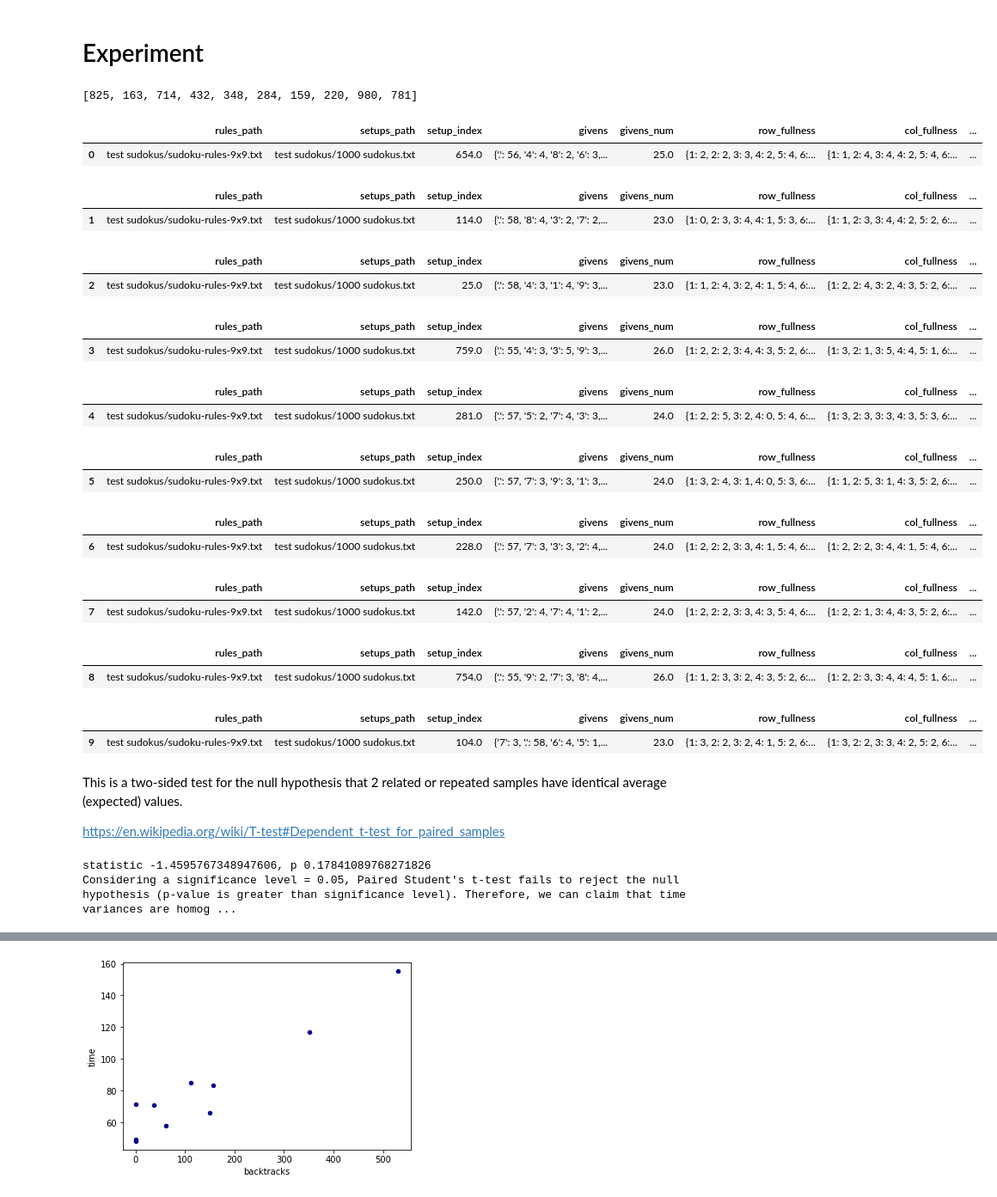
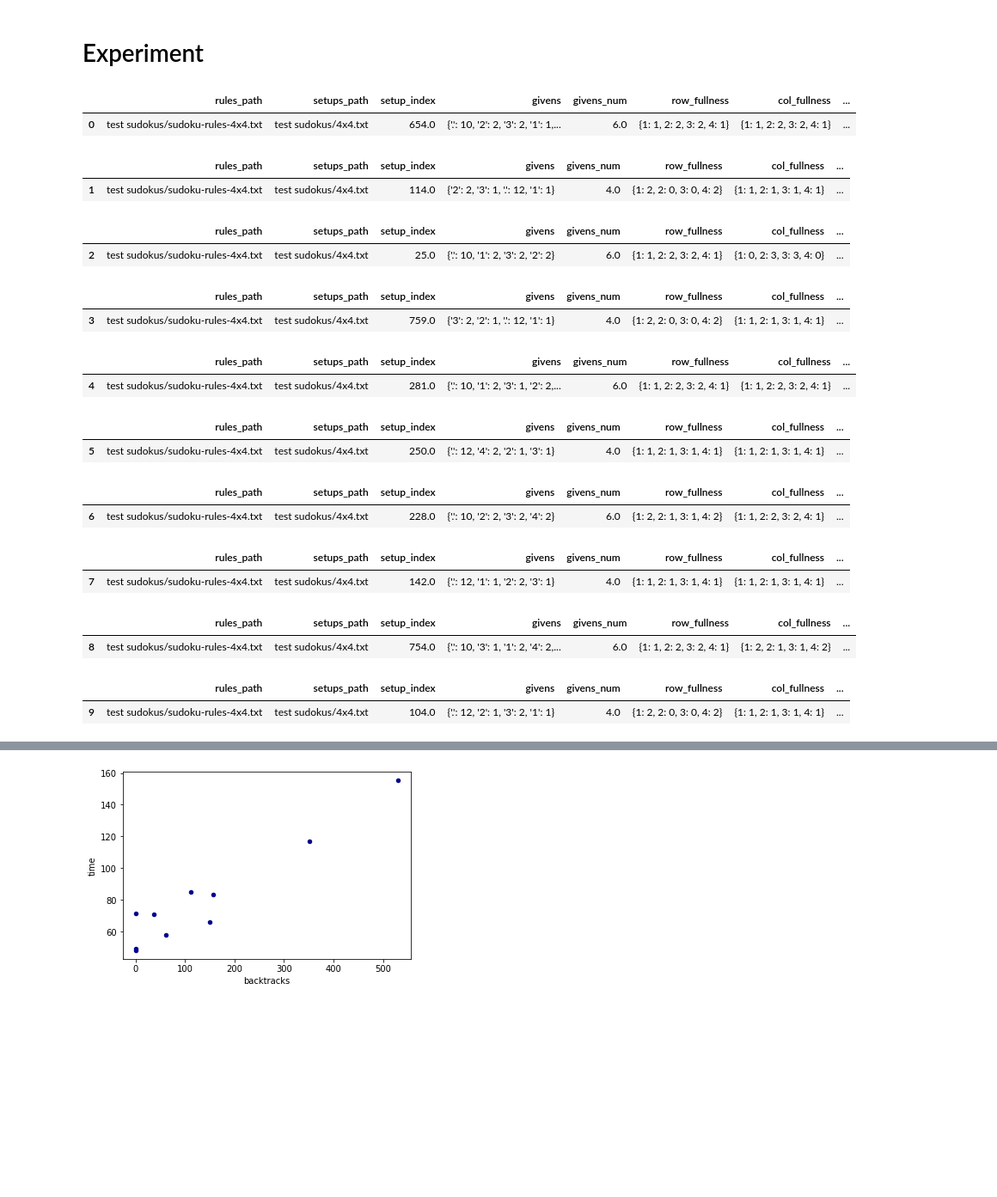
Before and after one commit to OlegBEZb/SudokuSATSolver, a Jupyter notebook: SAT_Sudoku.ipynb, the cells around one changed output, grey strips where cells are left out. Shown: that part at 86% size. Cells and saved outputs as stored; diff of their text form; code cells hidden in the pictures; blank space fills up the shorter version.

```diff
--- a/SAT_Sudoku.ipynb
+++ b/SAT_Sudoku.ipynb
@@ -38,15 +29,12 @@ import time
 import numpy as np
 import warnings
 warnings.filterwarnings("ignore", category=np.VisibleDeprecationWarning)
-# %%
-random.sample(range(0, 1000), 10)
-# %% [output]
-[825, 163, 714, 432, 348, 284, 159, 220, 980, 781]
 # %%
 def run_experiment(rules_path, setups_path,
                    variable_selection_method='JWTS',
                    sudoku_num=50,
-                   duration_limit_sec=300):
+                   duration_limit_sec=300,
+                   verbose=0):
     rules = read_DIMACS(rules_path)
 
     with open(setups_path) as f:
@@ -61,10 +49,17 @@ def run_experiment(rules_path, setups_path,
 
         sudoku_setup_CNF, sudoku_setup_DIMACS, sudoku_size = line2CNF(sudoku, inverse_input_mapping)
 
+        givens, givens_num, row_fullness, col_fullness = get_setup_info(sudoku, sudoku_setup_CNF, sudoku_size)
+        if verbose:
+            matprint(CNFsetup2matrix(sudoku_setup_CNF, sudoku_size))
+
         clauses = rules + sudoku_setup_CNF
         solver = DPLL(clauses,
                       variable_selection_method=variable_selection_method,
-                      verbose=0)
+                      verbose=verbose,
+                      sudoku_size=sudoku_size,
+                      row_fullness=row_fullness,
+                      col_fullness=col_fullness)
 
         time_limit = False
         start = time.time()
@@ -76,68 +71,44 @@ def run_experiment(rules_path, setups_path,
             time_limit = True
         solution_time = time.time() - start
 
-        givens, givens_num, row_fullness, col_fullness = get_setup_info(sudoku, sudoku_setup_CNF, sudoku_size)
+        if verbose and solution[0]:
+            print_solved(solution[1], sudoku_size)
 
         results_df.loc[len(results_df), ['rules_path', 'setups_path', 'setup_index', 'givens', 'givens_num', 'row_fullness', 'col_fullness', 'variable_selection_method', 'sat', 'solution', 'time_limit', 'time', 'backtracks']] = rules_path, setups_path, sudoku_index, givens, givens_num, row_fullness, col_fullness, variable_selection_method, *solution, time_limit, solution_time, solver.backtrack_counter
         display(results_df.tail(1))
 
     return results_df
 # %%
-variable_selection_method = 'random'
+variable_selection_method = 'fullness'
 sudoku_num = 10
+verbose = 0
 
-results_df = run_experiment(os.path.join(test_sats_path, 'sudoku-rules-9x9.txt'),
-                            os.path.join(test_sats_path, '1000 sudokus.txt'), # 1000 sudokus, 4x4
+results_df = run_experiment(os.path.join(test_sats_path, 'sudoku-rules-4x4.txt'),
+                            os.path.join(test_sats_path, '4x4.txt'), # 1000 sudokus, 4x4
                             variable_selection_method=variable_selection_method,
                             sudoku_num=sudoku_num,
                             duration_limit_sec=60,
+                            verbose=verbose,
               )
-results_df.to_csv(f"{sudoku_num}_launches_size_9_{variable_selection_method}.csv", index=False)
+results_df.to_csv(f"{sudoku_num}_launches_size_4_{variable_selection_method}.csv", index=False)
 # %% [output]
 |  | rules_path | setups_path | setup_index | givens | givens_num | row_fullness | col_fullness | ... |
-| 0 | test sudokus/sudoku-rules-9x9.txt | test sudokus/1000 sudokus.txt | 654.0 | {'.': 56, '4': 4, '8': 2, '6': 3,... | 25.0 | {1: 2, 2: 2, 3: 3, 4: 2, 5: 4, 6:... | {1: 1, 2: 4, 3: 4, 4: 2, 5: 4, 6:... | ... |
+| 0 | test sudokus/sudoku-rules-4x4.txt | test sudokus/4x4.txt | 654.0 | {'.': 10, '2': 2, '3': 2, '1': 1,... | 6.0 | {1: 1, 2: 2, 3: 2, 4: 1} | {1: 1, 2: 2, 3: 2, 4: 1} | ... |
 |  | rules_path | setups_path | setup_index | givens | givens_num | row_fullness | col_fullness | ... |
-| 1 | test sudokus/sudoku-rules-9x9.txt | test sudokus/1000 sudokus.txt | 114.0 | {'.': 58, '8': 4, '3': 2, '7': 2,... | 23.0 | {1: 0, 2: 3, 3: 4, 4: 1, 5: 3, 6:... | {1: 1, 2: 3, 3: 4, 4: 2, 5: 2, 6:... | ... |
+| 1 | test sudokus/sudoku-rules-4x4.txt | test sudokus/4x4.txt | 114.0 | {'2': 2, '3': 1, '.': 12, '1': 1} | 4.0 | {1: 2, 2: 0, 3: 0, 4: 2} | {1: 1, 2: 1, 3: 1, 4: 1} | ... |
 |  | rules_path | setups_path | setup_index | givens | givens_num | row_fullness | col_fullness | ... |
-| 2 | test sudokus/sudoku-rules-9x9.txt | test sudokus/1000 sudokus.txt | 25.0 | {'.': 58, '4': 3, '1': 4, '9': 3,... | 23.0 | {1: 1, 2: 4, 3: 2, 4: 1, 5: 4, 6:... | {1: 2, 2: 4, 3: 2, 4: 3, 5: 2, 6:... | ... |
+| 2 | test sudokus/sudoku-rules-4x4.txt | test sudokus/4x4.txt | 25.0 | {'.': 10, '1': 2, '3': 2, '2': 2} | 6.0 | {1: 1, 2: 2, 3: 2, 4: 1} | {1: 0, 2: 3, 3: 3, 4: 0} | ... |
 |  | rules_path | setups_path | setup_index | givens | givens_num | row_fullness | col_fullness | ... |
-| 3 | test sudokus/sudoku-rules-9x9.txt | test sudokus/1000 sudokus.txt | 759.0 | {'.': 55, '4': 3, '3': 5, '9': 3,... | 26.0 | {1: 2, 2: 2, 3: 4, 4: 3, 5: 2, 6:... | {1: 3, 2: 1, 3: 5, 4: 4, 5: 1, 6:... | ... |
+| 3 | test sudokus/sudoku-rules-4x4.txt | test sudokus/4x4.txt | 759.0 | {'3': 2, '2': 1, '.': 12, '1': 1} | 4.0 | {1: 2, 2: 0, 3: 0, 4: 2} | {1: 1, 2: 1, 3: 1, 4: 1} | ... |
 |  | rules_path | setups_path | setup_index | givens | givens_num | row_fullness | col_fullness | ... |
-| 4 | test sudokus/sudoku-rules-9x9.txt | test sudokus/1000 sudokus.txt | 281.0 | {'.': 57, '5': 2, '7': 4, '3': 3,... | 24.0 | {1: 2, 2: 5, 3: 2, 4: 0, 5: 4, 6:... | {1: 3, 2: 3, 3: 3, 4: 3, 5: 3, 6:... | ... |
+| 4 | test sudokus/sudoku-rules-4x4.txt | test sudokus/4x4.txt | 281.0 | {'.': 10, '1': 2, '3': 1, '2': 2,... | 6.0 | {1: 1, 2: 2, 3: 2, 4: 1} | {1: 1, 2: 2, 3: 2, 4: 1} | ... |
 |  | rules_path | setups_path | setup_index | givens | givens_num | row_fullness | col_fullness | ... |
-| 5 | test sudokus/sudoku-rules-9x9.txt | test sudokus/1000 sudokus.txt | 250.0 | {'.': 57, '7': 3, '9': 3, '1': 3,... | 24.0 | {1: 3, 2: 4, 3: 1, 4: 0, 5: 3, 6:... | {1: 1, 2: 5, 3: 1, 4: 3, 5: 2, 6:... | ... |
+| 5 | test sudokus/sudoku-rules-4x4.txt | test sudokus/4x4.txt | 250.0 | {'.': 12, '4': 2, '2': 1, '3': 1} | 4.0 | {1: 1, 2: 1, 3: 1, 4: 1} | {1: 1, 2: 1, 3: 1, 4: 1} | ... |
 |  | rules_path | setups_path | setup_index | givens | givens_num | row_fullness | col_fullness | ... |
-| 6 | test sudokus/sudoku-rules-9x9.txt | test sudokus/1000 sudokus.txt | 228.0 | {'.': 57, '7': 3, '3': 3, '2': 4,... | 24.0 | {1: 2, 2: 2, 3: 3, 4: 1, 5: 4, 6:... | {1: 2, 2: 2, 3: 4, 4: 1, 5: 4, 6:... | ... |
+| 6 | test sudokus/sudoku-rules-4x4.txt | test sudokus/4x4.txt | 228.0 | {'.': 10, '2': 2, '3': 2, '4': 2} | 6.0 | {1: 2, 2: 1, 3: 1, 4: 2} | {1: 1, 2: 2, 3: 2, 4: 1} | ... |
 |  | rules_path | setups_path | setup_index | givens | givens_num | row_fullness | col_fullness | ... |
-| 7 | test sudokus/sudoku-rules-9x9.txt | test sudokus/1000 sudokus.txt | 142.0 | {'.': 57, '2': 4, '7': 4, '1': 2,... | 24.0 | {1: 2, 2: 2, 3: 3, 4: 3, 5: 4, 6:... | {1: 2, 2: 1, 3: 4, 4: 3, 5: 2, 6:... | ... |
+| 7 | test sudokus/sudoku-rules-4x4.txt | test sudokus/4x4.txt | 142.0 | {'.': 12, '1': 1, '2': 2, '3': 1} | 4.0 | {1: 1, 2: 1, 3: 1, 4: 1} | {1: 1, 2: 1, 3: 1, 4: 1} | ... |
 |  | rules_path | setups_path | setup_index | givens | givens_num | row_fullness | col_fullness | ... |
-| 8 | test sudokus/sudoku-rules-9x9.txt | test sudokus/1000 sudokus.txt | 754.0 | {'.': 55, '9': 2, '7': 3, '8': 4,... | 26.0 | {1: 1, 2: 3, 3: 2, 4: 3, 5: 2, 6:... | {1: 2, 2: 3, 3: 4, 4: 4, 5: 1, 6:... | ... |
+| 8 | test sudokus/sudoku-rules-4x4.txt | test sudokus/4x4.txt | 754.0 | {'.': 10, '3': 1, '1': 2, '4': 2,... | 6.0 | {1: 1, 2: 2, 3: 2, 4: 1} | {1: 2, 2: 1, 3: 1, 4: 2} | ... |
 |  | rules_path | setups_path | setup_index | givens | givens_num | row_fullness | col_fullness | ... |
-| 9 | test sudokus/sudoku-rules-9x9.txt | test sudokus/1000 sudokus.txt | 104.0 | {'7': 3, '.': 58, '6': 4, '5': 1,... | 23.0 | {1: 3, 2: 2, 3: 2, 4: 1, 5: 2, 6:... | {1: 3, 2: 2, 3: 3, 4: 2, 5: 2, 6:... | ... |
+| 9 | test sudokus/sudoku-rules-4x4.txt | test sudokus/4x4.txt | 104.0 | {'.': 12, '2': 1, '3': 2, '1': 1} | 4.0 | {1: 2, 2: 0, 3: 0, 4: 2} | {1: 1, 2: 1, 3: 1, 4: 1} | ... |
-# %% [markdown]
-This is a two-sided test for the null hypothesis that 2 related or repeated samples have identical average (expected) values.
-
-https://en.wikipedia.org/wiki/T-test#Dependent_t-test_for_paired_samples
-# %%
-from scipy.stats import ttest_rel
-df1 = pd.read_csv("10_launches_size_9_fullness.csv")
-df2 = pd.read_csv("10_launches_size_9_random.csv")
-
-df1 = df1[df1['sat']]
-df2 = df2[df2['sat']]
-
-df1 = df1[df1['setup_index'].isin(df2['setup_index'])]
-df2 = df2[df2['setup_index'].isin(df1['setup_index'])]
-
-assert df1.shape == df2.shape, 'Dataframes should have the same lengths'
-
-stat, p = ttest_rel(df1['time'], df2['time'])
-print(f'statistic {stat}, p {p}')
-p_sig = 0.05
-if p > p_sig:
-    print("Considering a significance level = 0.05, Paired Student's t-test fails to reject the null hypothesis (p-value is greater than significance level). Therefore, we can claim that time variances are homogeneous/equal for both approaches")
-else:
-    print("Considering a significance level = 0.05, Paired Student's t-test rejects the null hypothesis (p-value is less or equal than significance level). Therefore, we can claim that time variances are not homogeneous/equal for both approaches")
-# %% [output]
-statistic -1.4595767348947606, p 0.17841089768271826
-Considering a significance level = 0.05, Paired Student's t-test fails to reject the null hypothesis (p-value is greater than significance level). Therefore, we can claim that time variances are homog ...
```
Also changed, not shown: parts of 12 cells of this notebook, 2 other files.
